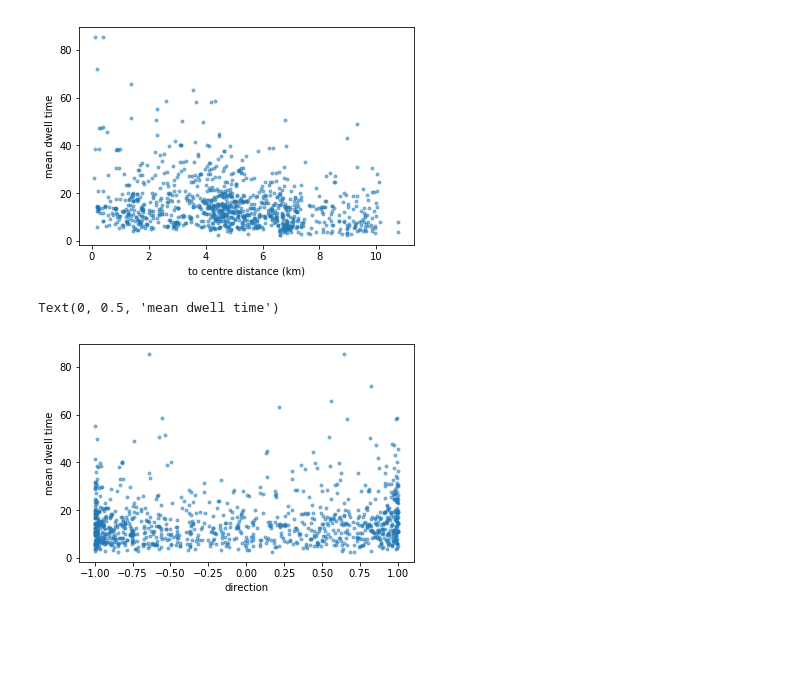
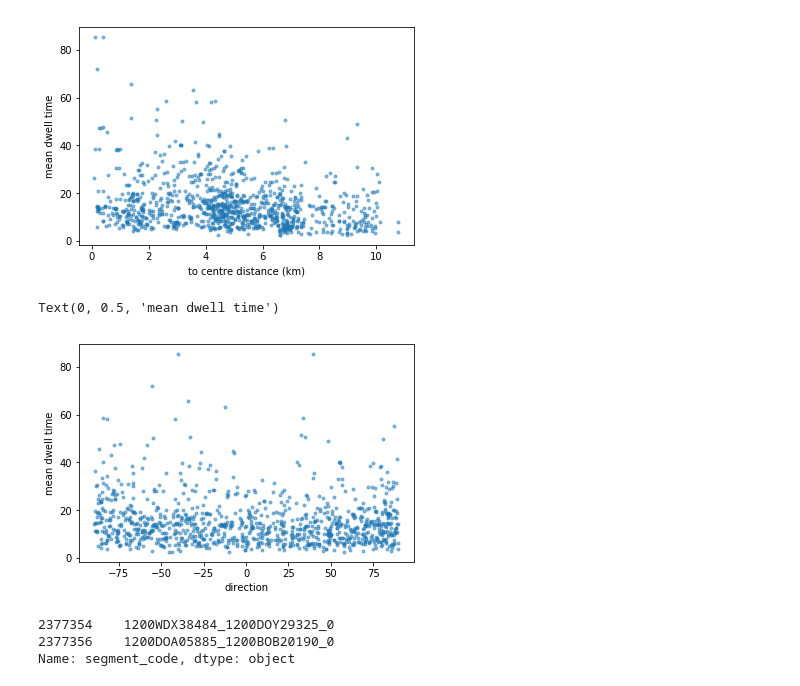
Before and after one commit to gingertom/buses, a Jupyter notebook: Data Exploration/just segments.ipynb, the cells around one changed output. Cells and saved outputs as stored; diff of their text form; code cells hidden in the pictures; blank space fills up the shorter version.

```diff
--- a/Data Exploration/just segments.ipynb
+++ b/Data Exploration/just segments.ipynb
@@ -13,7 +13,7 @@ gmaps.configure(api_key="AIzaSyAnubumevhate_wi70P93UM550PckRfLW0")
 # %% [markdown]
 ## Loading and preparing the data
 # %%
-stop_events = pd.read_csv("../Intermediate_Data/stop_events_with_features.csv", parse_dates=[1, 5, 6, 18, 19])
+stop_events = pd.read_csv("../Intermediate_Data/stop_events_with_all_features.csv", parse_dates=[1, 5, 6, 18, 19])
 
 stop_events.head()
 # %% [output]
@@ -122,9 +148,15 @@ plt.ylabel("mean dwell time")
 Text(0, 0.5, 'mean dwell time')
 [figure]
 # %%
-plt.scatter(just_segments[just_segments['timingPoint'] == 0]['direction'], just_segments[just_segments['timingPoint'] == 0]['mean_dwell_dest_durations_by_stop_code'], alpha=0.5, marker=".")
+plt.scatter(just_segments[just_segments['timingPoint'] == 0]['direction_degrees'], just_segments[just_segments['timingPoint'] == 0]['mean_dwell_dest_durations_by_stop_code'], alpha=0.5, marker=".")
 plt.xlabel("direction")
 plt.ylabel("mean dwell time")
 # %% [output]
 Text(0, 0.5, 'mean dwell time')
-[figure, old version]
+[figure, new version]
+# %%
+just_segments[just_segments['median_durations_by_segment_code'] < 0]['segment_code']
+# %% [output]
+2377354    1200WDX38484_1200DOY29325_0
+2377356    1200DOA05885_1200BOB20190_0
+Name: segment_code, dtype: object
```
Also changed, not shown: parts of 20 cells of this notebook.
